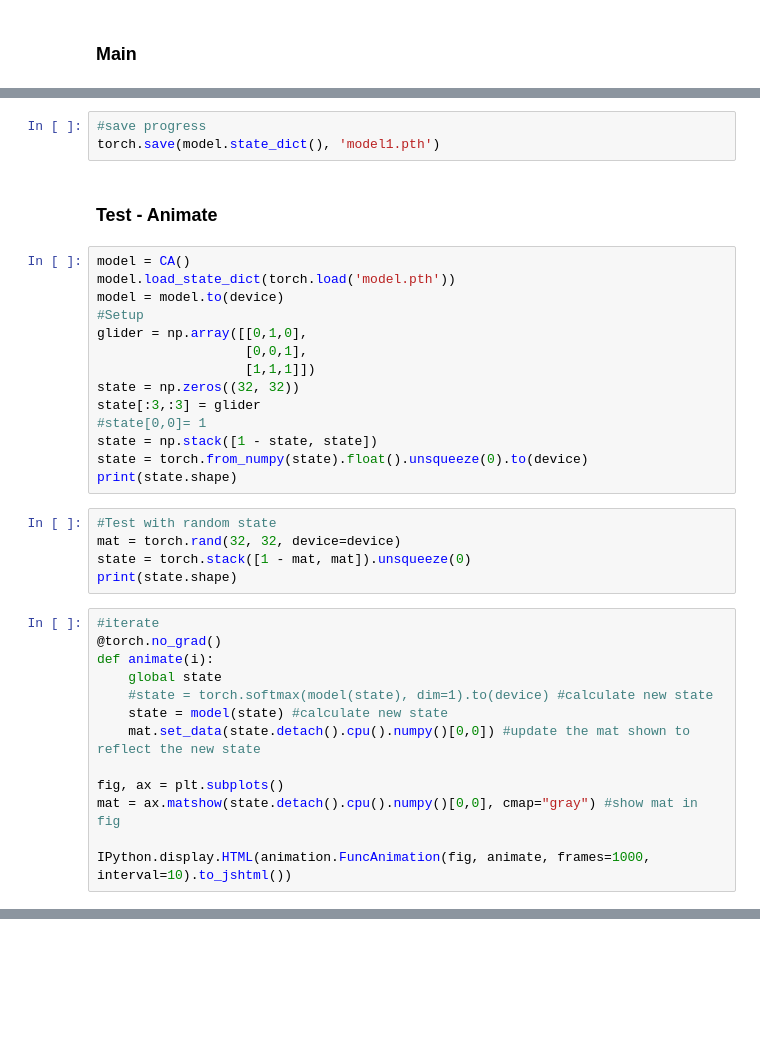
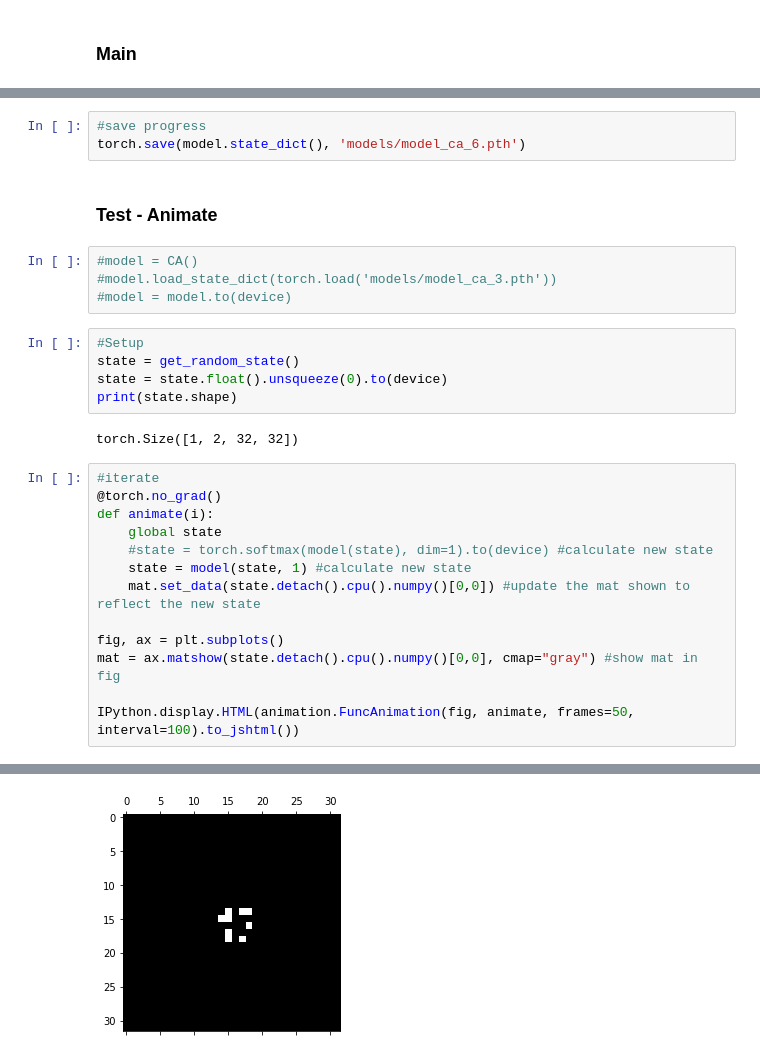
Before and after one commit to Yarlermanden/MultiCellularAutomata, a Jupyter notebook: Experiments/Stable_Moving_CA.ipynb, the cells around one changed output, grey strips where cells are left out. Saved outputs shown, nothing was run; the diff lists cells and outputs as text; blank space fills up the shorter version.

Commit message:
Stable CA works - only tests

```diff
--- a/Experiments/Stable_Moving_CA.ipynb
+++ b/Experiments/Stable_Moving_CA.ipynb
@@ -129,37 +156,30 @@ NameError: name 'losses' is not defined
 # %%
 #save progress
-torch.save(model.state_dict(), 'model1.pth')
+torch.save(model.state_dict(), 'models/model_ca_6.pth')
 # %% [markdown]
 ### Test - Animate
-# %%
-model = CA()
-model.load_state_dict(torch.load('model.pth'))
-model = model.to(device)
-#Setup
-glider = np.array([[0,1,0],
-                   [0,0,1],
-                   [1,1,1]])
-state = np.zeros((32, 32))
-state[:3,:3] = glider
-#state[0,0]= 1
-state = np.stack([1 - state, state])
-state = torch.from_numpy(state).float().unsqueeze(0).to(device)
-print(state.shape)
-# %%
-#Test with random state
-mat = torch.rand(32, 32, device=device)
-state = torch.stack([1 - mat, mat]).unsqueeze(0)
-print(state.shape)
+# %%
+#model = CA()
+#model.load_state_dict(torch.load('models/model_ca_3.pth'))
+#model = model.to(device)
+# %%
+#Setup
+state = get_random_state()
+state = state.float().unsqueeze(0).to(device)
+print(state.shape)
+# %% [output]
+torch.Size([1, 2, 32, 32])
 # %%
 #iterate
 @torch.no_grad()
 def animate(i):
     global state
     #state = torch.softmax(model(state), dim=1).to(device) #calculate new state
-    state = model(state) #calculate new state
+    state = model(state, 1) #calculate new state
     mat.set_data(state.detach().cpu().numpy()[0,0]) #update the mat shown to reflect the new state
 
 fig, ax = plt.subplots()
 mat = ax.matshow(state.detach().cpu().numpy()[0,0], cmap="gray") #show mat in fig
 
-IPython.display.HTML(animation.FuncAnimation(fig, animate, frames=1000, interval=10).to_jshtml())
+IPython.display.HTML(animation.FuncAnimation(fig, animate, frames=50, interval=100).to_jshtml())
+# %% [output]
@@ -166,2 +187,3 @@ IPython.display.HTML(animation.FuncAnimation(fig, animate, frames=1000, interval
+[figure, added]
 # %%
 state1 = state
```
Also changed, not shown: parts of 12 cells of this notebook, 2 other files.
